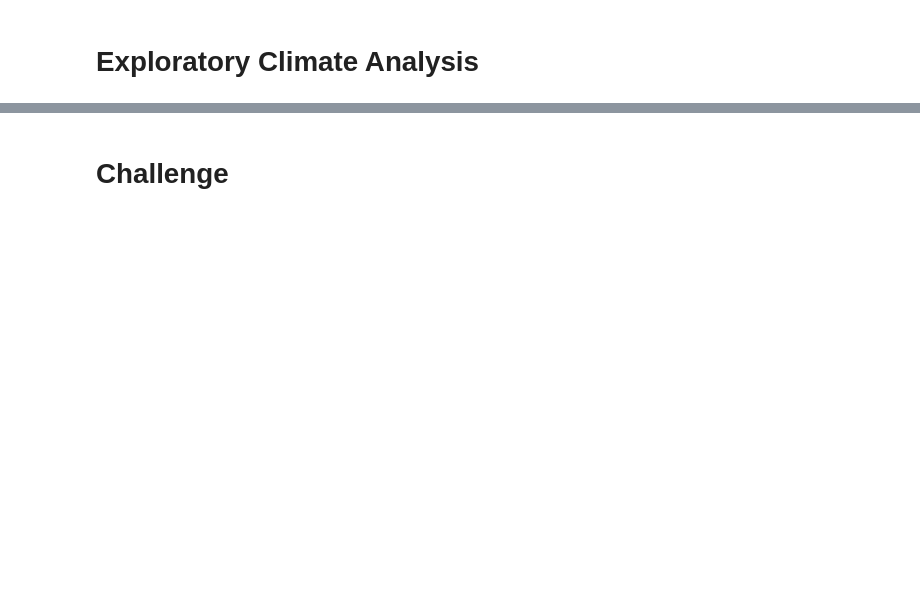
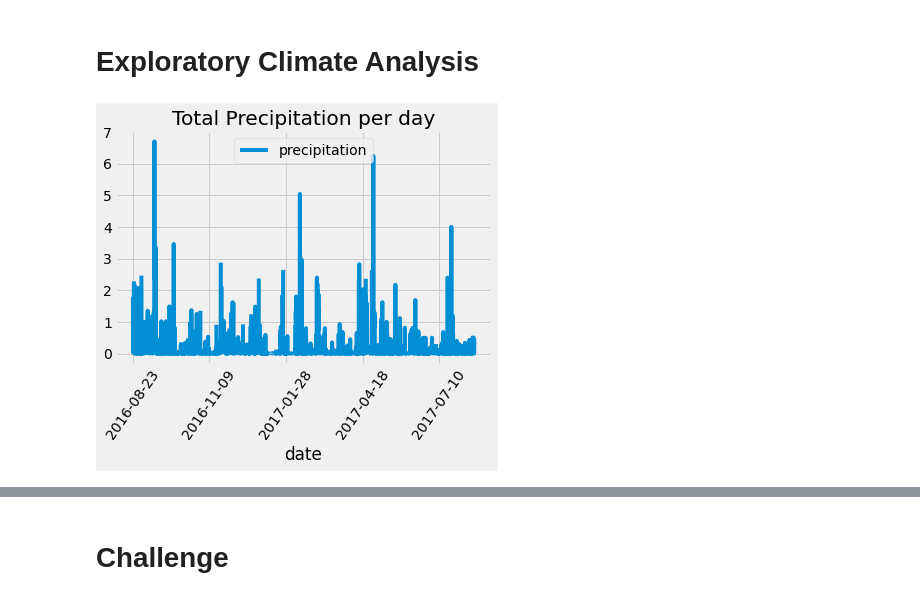
Before and after one commit to lois2inn/surfs_up, a Jupyter notebook: climate_analysis.ipynb, the cells around one changed output, grey strips where cells are left out. Cells and saved outputs as stored; diff of their text form; code cells hidden in the pictures; blank space fills up the shorter version.

Commit message:
Added summary and plot

```diff
--- a/climate_analysis.ipynb
+++ b/climate_analysis.ipynb
@@ -35,20 +35,42 @@ Measurement = Base.classes.measurement
 Station = Base.classes.station
 # %%
 # Create our session (link) from Python to the DB
+session = Session(engine)
 # %% [markdown]
 # Exploratory Climate Analysis
 # %%
 # Design a query to retrieve the last 12 months of precipitation data and plot the results.
+
 #Starting from the last data point in the database.
+# SELECT * FROM measurement ORDER BY date desc LIMIT 30 returns 23 Aug 2017
 
 # Calculate the date one year from the last date in data set.
+prev_year = dt.date(2017,8,23) - dt.timedelta(days=365)
 
 # Perform a query to retrieve the data and precipitation scores
+# create a variable to store results
+results = []
+#results = session.query(Measurement.date, Measurement.prcp)
+
+# filter out all of the data that is older than a year from the last record date.
+results = session.query(Measurement.date, Measurement.prcp).filter(Measurement.date >= prev_date).all()
+# print(results)
 
 # Save the query results as a Pandas DataFrame and set the index to the date column
+df = pd.DataFrame(results, columns=['date','precipitation'])
+#print(df.head())
+df.set_index(df['date'], inplace=True)
+#print(df.head())
+#print(df.to_string(index=False))
 
 # Sort the dataframe by date
+df = df.sort_index()
+#print(df.to_string(index=False))
 
 # Use Pandas Plotting with Matplotlib to plot the data
+ax = df.plot(title="Total Precipitation per day")
+ax.tick_params(axis='x', rotation=55)
+# %% [output]
+[figure, added]
 # %%
 # Use Pandas to calcualte the summary statistics for the precipitation data
```
Also changed, not shown: parts of 3 cells of this notebook.
